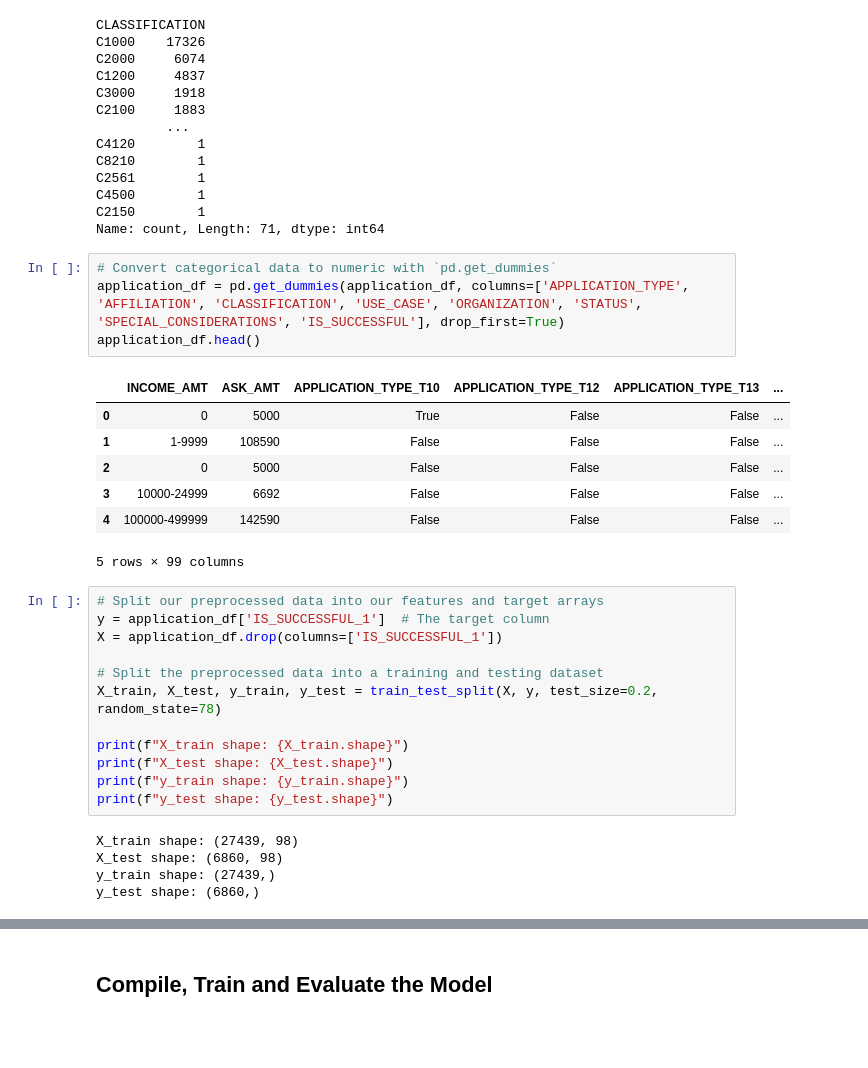
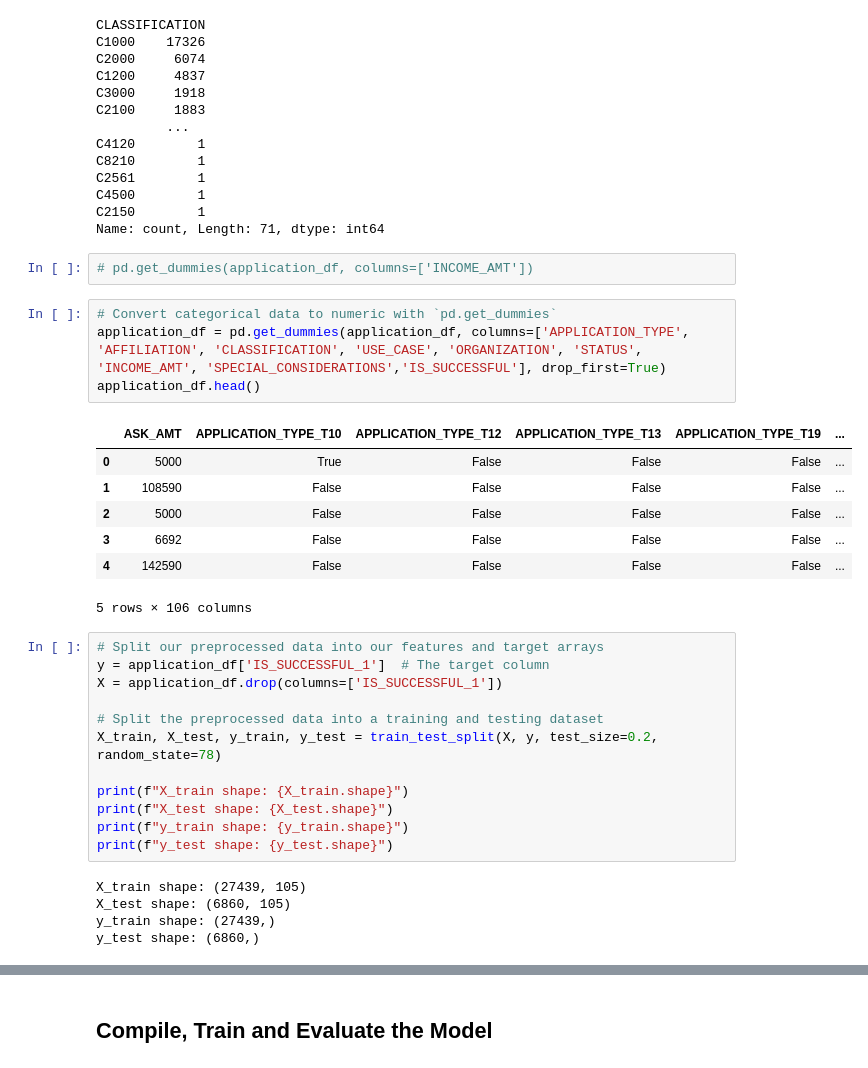
Before and after one commit to andersonjenna/deep-learning-challenge, a Jupyter notebook: Starter_Code.ipynb, the cells around one changed output, grey strips where cells are left out. Drawn from its saved outputs; the diff is of its cells as text; blank space fills up the shorter version.

```diff
--- a/Starter_Code.ipynb
+++ b/Starter_Code.ipynb
@@ -158,18 +158,20 @@ C2561        1
 C4500        1
 C2150        1
 Name: count, Length: 71, dtype: int64
+# %%
+# pd.get_dummies(application_df, columns=['INCOME_AMT'])
 # %%
 # Convert categorical data to numeric with `pd.get_dummies`
-application_df = pd.get_dummies(application_df, columns=['APPLICATION_TYPE', 'AFFILIATION', 'CLASSIFICATION', 'USE_CASE', 'ORGANIZATION', 'STATUS', 'SPECIAL_CONSIDERATIONS', 'IS_SUCCESSFUL'], drop_first=True)
+application_df = pd.get_dummies(application_df, columns=['APPLICATION_TYPE', 'AFFILIATION', 'CLASSIFICATION', 'USE_CASE', 'ORGANIZATION', 'STATUS', 'INCOME_AMT', 'SPECIAL_CONSIDERATIONS','IS_SUCCESSFUL'], drop_first=True)
 application_df.head()
 # %% [output]
-|  | INCOME_AMT | ASK_AMT | APPLICATION_TYPE_T10 | APPLICATION_TYPE_T12 | APPLICATION_TYPE_T13 | ... |
-| 0 | 0 | 5000 | True | False | False | ... |
-| 1 | 1-9999 | 108590 | False | False | False | ... |
-| 2 | 0 | 5000 | False | False | False | ... |
-| 3 | 10000-24999 | 6692 | False | False | False | ... |
-| 4 | 100000-499999 | 142590 | False | False | False | ... |
+|  | ASK_AMT | APPLICATION_TYPE_T10 | APPLICATION_TYPE_T12 | APPLICATION_TYPE_T13 | APPLICATION_TYPE_T19 | ... |
+| 0 | 5000 | True | False | False | False | ... |
+| 1 | 108590 | False | False | False | False | ... |
+| 2 | 5000 | False | False | False | False | ... |
+| 3 | 6692 | False | False | False | False | ... |
+| 4 | 142590 | False | False | False | False | ... |
-5 rows × 99 columns
+5 rows × 106 columns
 # %%
 # Split our preprocessed data into our features and target arrays
 y = application_df['IS_SUCCESSFUL_1']  # The target column
@@ -183,7 +185,7 @@ print(f"X_test shape: {X_test.shape}")
 print(f"y_train shape: {y_train.shape}")
 print(f"y_test shape: {y_test.shape}")
 # %% [output]
-X_train shape: (27439, 98)
-X_test shape: (6860, 98)
+X_train shape: (27439, 105)
+X_test shape: (6860, 105)
 y_train shape: (27439,)
 y_test shape: (6860,)
```
Also changed, not shown: parts of 9 cells of this notebook.
